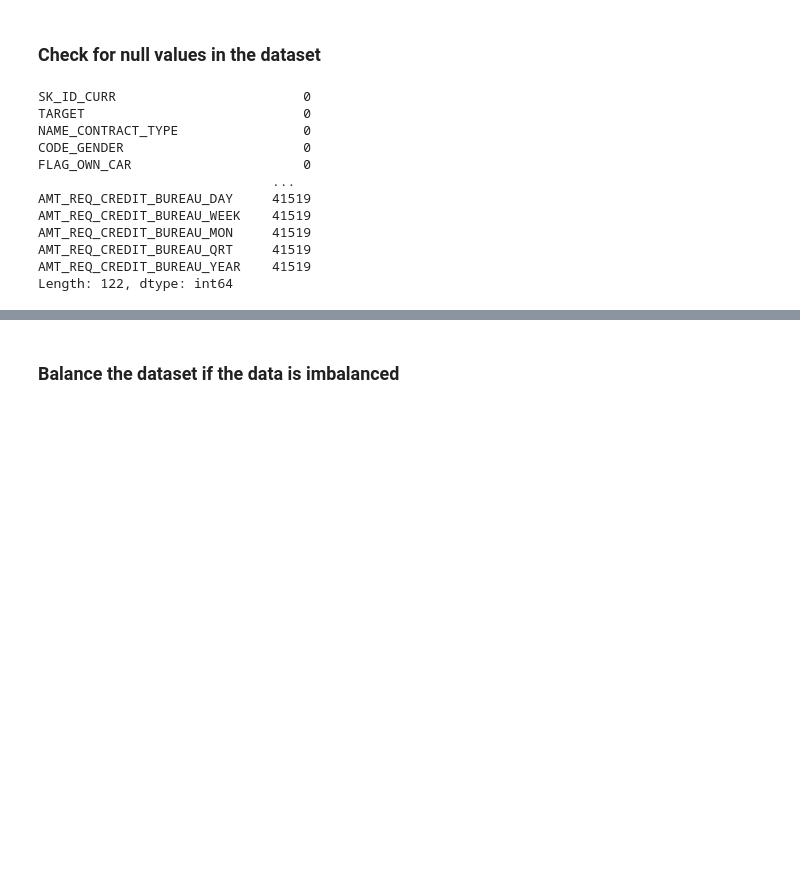
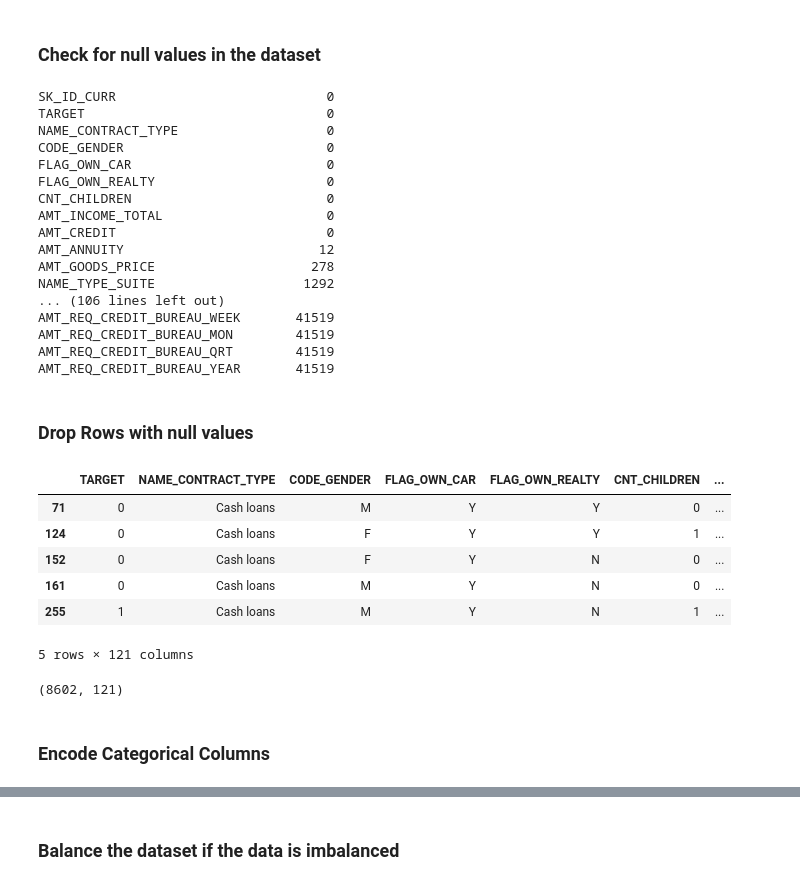
Before and after one commit to candy-hkuk/PGC-AIML, a Jupyter notebook: Course5/HomeLoanDataAnalysis_CH.ipynb, the cells around one changed output, grey strips where cells are left out. Saved outputs shown, nothing was run; the diff lists cells and outputs as text; code cells hidden in the pictures; blank space fills up the shorter version.

```diff
--- a/Course5/HomeLoanDataAnalysis_CH.ipynb
+++ b/Course5/HomeLoanDataAnalysis_CH.ipynb
@@ -56,17 +68,44 @@ loan_raw.describe()
 ### Check for null values in the dataset
 # %%
 # Check for nulls
-loan_raw.isna().sum(axis=0)
+nulls = loan_raw.isna().sum(axis=0)
+print(nulls.to_string())
 # %% [output]
-SK_ID_CURR                        0
-TARGET                            0
-NAME_CONTRACT_TYPE                0
-CODE_GENDER                       0
-FLAG_OWN_CAR                      0
-                              ...
-AMT_REQ_CREDIT_BUREAU_DAY     41519
-AMT_REQ_CREDIT_BUREAU_WEEK    41519
-AMT_REQ_CREDIT_BUREAU_MON     41519
-AMT_REQ_CREDIT_BUREAU_QRT     41519
-AMT_REQ_CREDIT_BUREAU_YEAR    41519
-Length: 122, dtype: int64
+SK_ID_CURR                           0
+TARGET                               0
+NAME_CONTRACT_TYPE                   0
+CODE_GENDER                          0
+FLAG_OWN_CAR                         0
+FLAG_OWN_REALTY                      0
+CNT_CHILDREN                         0
+AMT_INCOME_TOTAL                     0
+AMT_CREDIT                           0
+AMT_ANNUITY                         12
+AMT_GOODS_PRICE                    278
+NAME_TYPE_SUITE                   1292
+... (106 lines left out)
+AMT_REQ_CREDIT_BUREAU_WEEK       41519
+AMT_REQ_CREDIT_BUREAU_MON        41519
+AMT_REQ_CREDIT_BUREAU_QRT        41519
+AMT_REQ_CREDIT_BUREAU_YEAR       41519
+# %% [markdown]
+### Drop Rows with null values
+# %%
+# remove unnecessary columns, i.e. personal identifiers, statistical values
+# remove rows with missing values
+loans = loan_raw.dropna().drop("SK_ID_CURR", axis=1)
+loans.head()
+# %% [output]
+|  | TARGET | NAME_CONTRACT_TYPE | CODE_GENDER | FLAG_OWN_CAR | FLAG_OWN_REALTY | CNT_CHILDREN | ... |
+| 71 | 0 | Cash loans | M | Y | Y | 0 | ... |
+| 124 | 0 | Cash loans | F | Y | Y | 1 | ... |
+| 152 | 0 | Cash loans | F | Y | N | 0 | ... |
+| 161 | 0 | Cash loans | M | Y | N | 0 | ... |
+| 255 | 1 | Cash loans | M | Y | N | 1 | ... |
+5 rows × 121 columns
+# %%
+loans.shape
+# %% [output]
+(8602, 121)
+# %% [markdown]
+### Encode Categorical Columns
```
Also changed, not shown: parts of 42 cells of this notebook.
